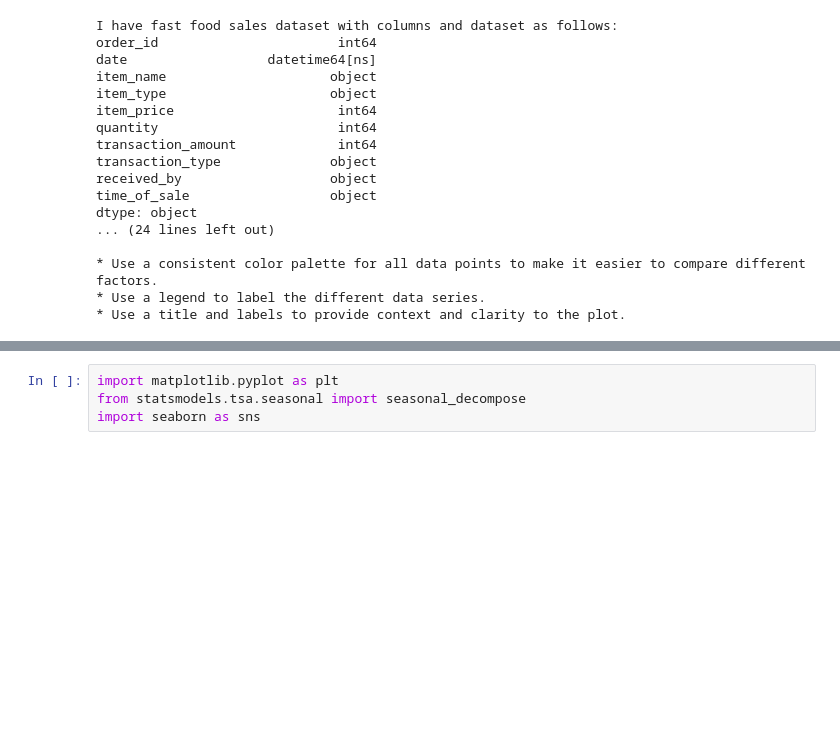
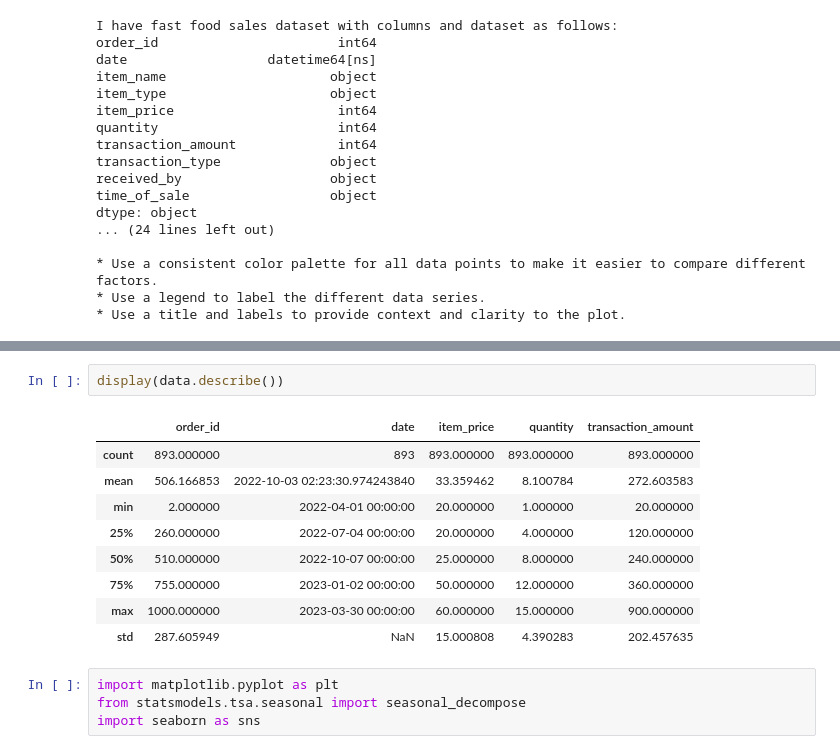
Before and after one commit to vinit714/Exploratory-Data-Analysis-EDA-using-Gemma-LLM, a Jupyter notebook: exploratory-data-analysis-eda-using-gemma-llm.ipynb, the cells around one changed output, grey strips where cells are left out. Saved outputs shown, nothing was run; the diff lists cells and outputs as text; blank space fills up the shorter version.

Commit message:
Kaggle Notebook | Exploratory Data Analysis (EDA) using Gemma LLM | Version 7

```diff
--- a/exploratory-data-analysis-eda-using-gemma-llm.ipynb
+++ b/exploratory-data-analysis-eda-using-gemma-llm.ipynb
@@ -264,3 +348,15 @@ dtype: object
+# %%
+display(data.describe())
+# %% [output]
+|  | order_id | date | item_price | quantity | transaction_amount |
+| count | 893.000000 | 893 | 893.000000 | 893.000000 | 893.000000 |
+| mean | 506.166853 | 2022-10-03 02:23:30.974243840 | 33.359462 | 8.100784 | 272.603583 |
+| min | 2.000000 | 2022-04-01 00:00:00 | 20.000000 | 1.000000 | 20.000000 |
+| 25% | 260.000000 | 2022-07-04 00:00:00 | 20.000000 | 4.000000 | 120.000000 |
+| 50% | 510.000000 | 2022-10-07 00:00:00 | 25.000000 | 8.000000 | 240.000000 |
+| 75% | 755.000000 | 2023-01-02 00:00:00 | 50.000000 | 12.000000 | 360.000000 |
+| max | 1000.000000 | 2023-03-30 00:00:00 | 60.000000 | 15.000000 | 900.000000 |
+| std | 287.605949 | NaN | 15.000808 | 4.390283 | 202.457635 |
 # %%
 import matplotlib.pyplot as plt
 from statsmodels.tsa.seasonal import seasonal_decompose
```
Also changed, not shown: parts of 26 cells of this notebook.
